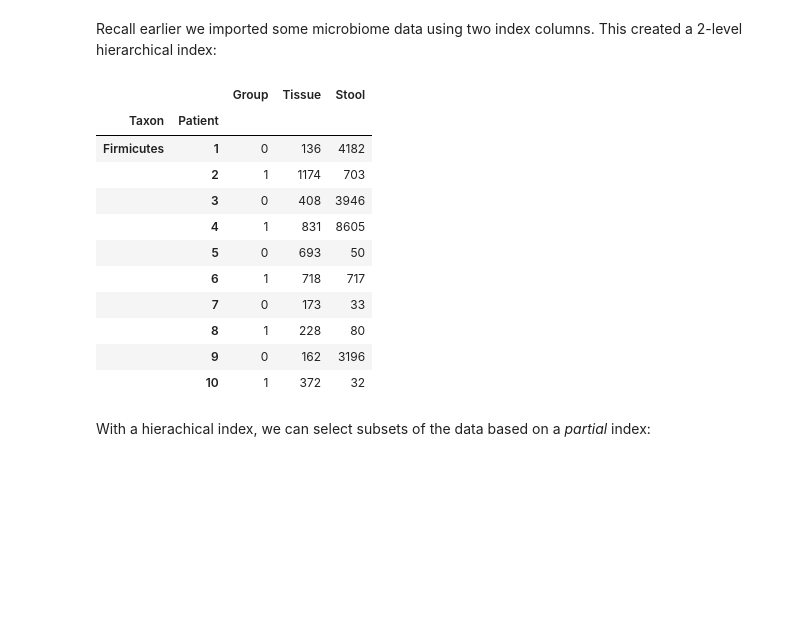
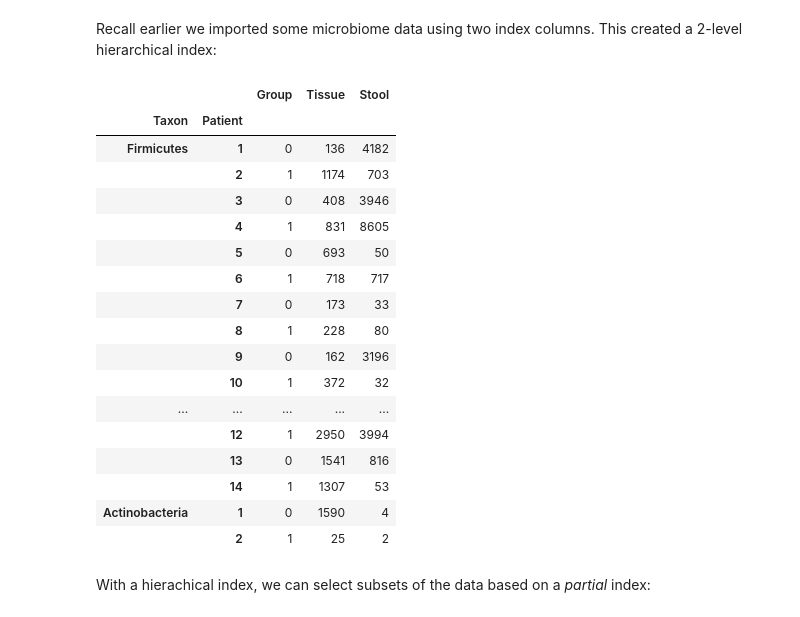
Before and after one commit to aiglegivree/ada_2025, a Jupyter notebook: Exercises/01 - Handling data/Intro to Pandas I.ipynb, the cells around one changed output. Drawn from its saved outputs; the diff is of its cells as text; code cells hidden in the pictures; blank space fills up the shorter version.

```diff
--- a/Exercises/01 - Handling data/Intro to Pandas I.ipynb
+++ b/Exercises/01 - Handling data/Intro to Pandas I.ipynb
@@ -930,20 +935,26 @@ Recall earlier we imported some microbiome data using two index columns. This cr
 # %%
 mb = pd.read_csv("Data/microbiome.csv", index_col=['Taxon','Patient'])
 # %%
-mb.head(10)
+mb.head(30)
 # %% [output]
 |  |  | Group | Tissue | Stool |
 | Taxon | Patient |  |  |  |
 | Firmicutes | 1 | 0 | 136 | 4182 |
 |  | 2 | 1 | 1174 | 703 |
 |  | 3 | 0 | 408 | 3946 |
 |  | 4 | 1 | 831 | 8605 |
 |  | 5 | 0 | 693 | 50 |
 |  | 6 | 1 | 718 | 717 |
 |  | 7 | 0 | 173 | 33 |
 |  | 8 | 1 | 228 | 80 |
 |  | 9 | 0 | 162 | 3196 |
 |  | 10 | 1 | 372 | 32 |
+| ... | ... | ... | ... | ... |
+|  | 12 | 1 | 2950 | 3994 |
+|  | 13 | 0 | 1541 | 816 |
+|  | 14 | 1 | 1307 | 53 |
+| Actinobacteria | 1 | 0 | 1590 | 4 |
+|  | 2 | 1 | 25 | 2 |
 # %% [markdown]
 With a hierachical index, we can select subsets of the data based on a *partial* index:
 # %%
```
Also changed, not shown: parts of 10 cells of this notebook, 4 other files.
